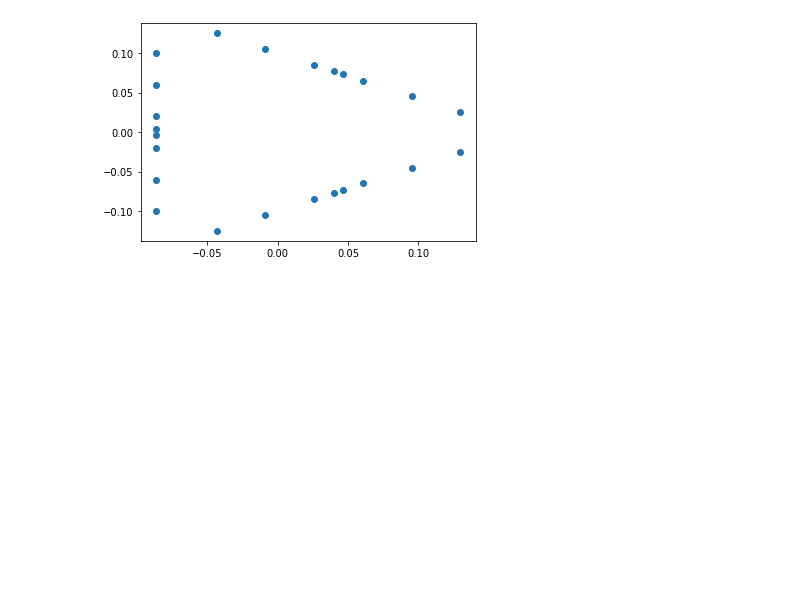
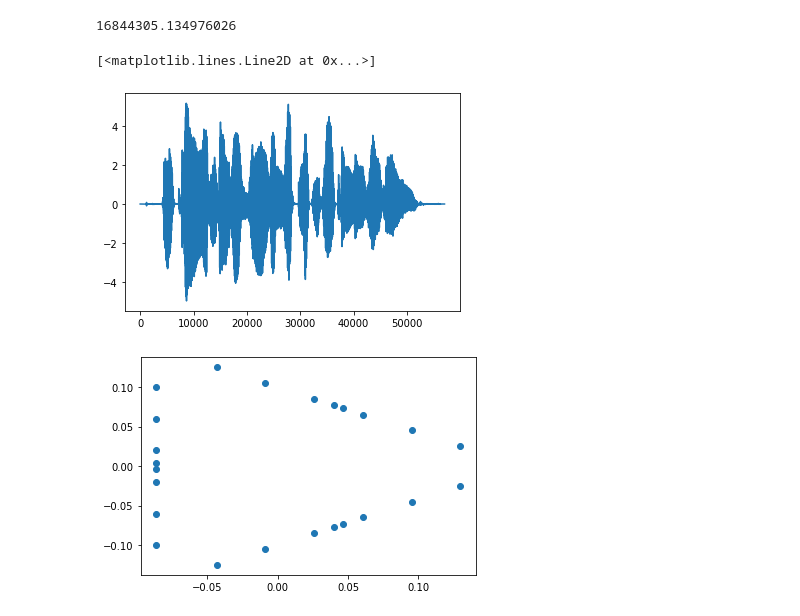
Before and after one commit to MichelDucartier/music_doa, a Jupyter notebook: MUSIC_pra.ipynb, the cells around one changed output. Drawn from its saved outputs; the diff is of its cells as text; code cells hidden in the pictures; blank space fills up the shorter version.

```diff
--- a/MUSIC_pra.ipynb
+++ b/MUSIC_pra.ipynb
@@ -20,5 +21,14 @@ IPython.display.Audio(data, rate=fs)
 # %% [output]
 [interactive output not drawn]
+# %%
+data_variance
+# %% [output]
+16844305.134976026
+# %%
+plt.plot(data / np.std(data))
+# %% [output]
+[<matplotlib.lines.Line2D at 0x...>]
+[figure, added]
 # %%
 import json
 
```
Also changed, not shown: parts of 15 cells of this notebook, 8 other files.
